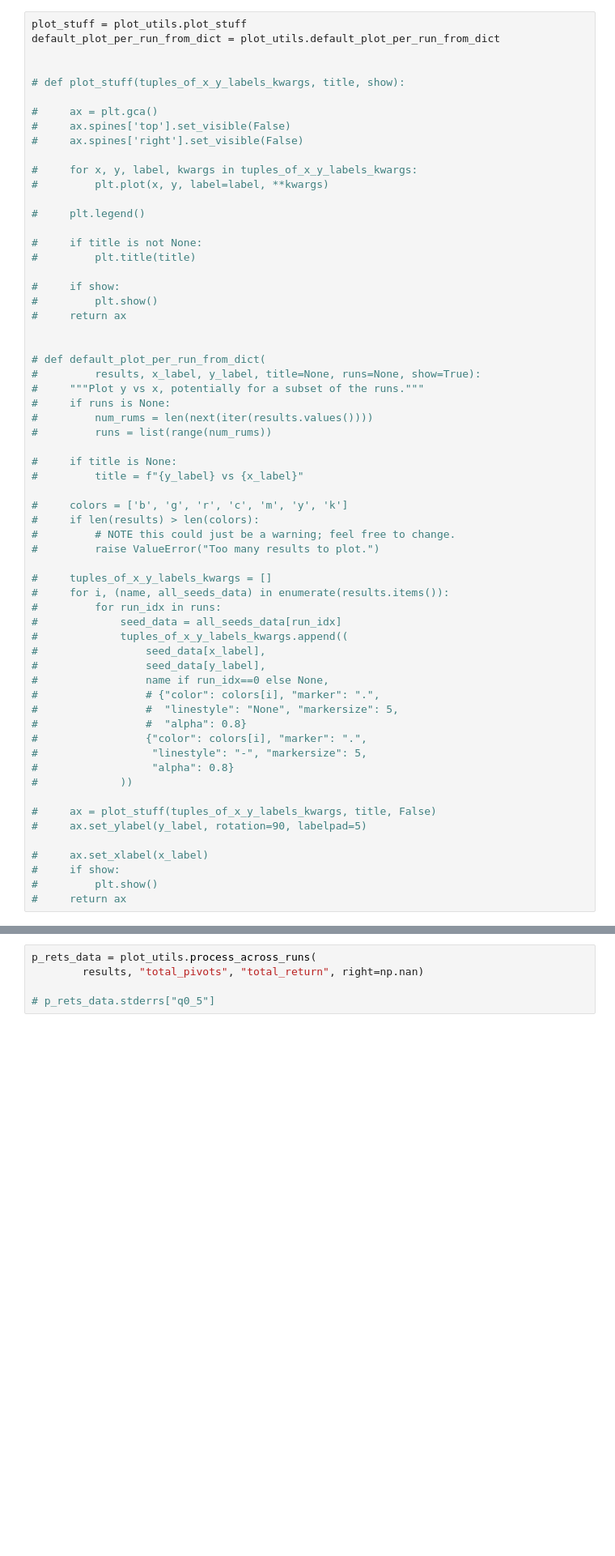
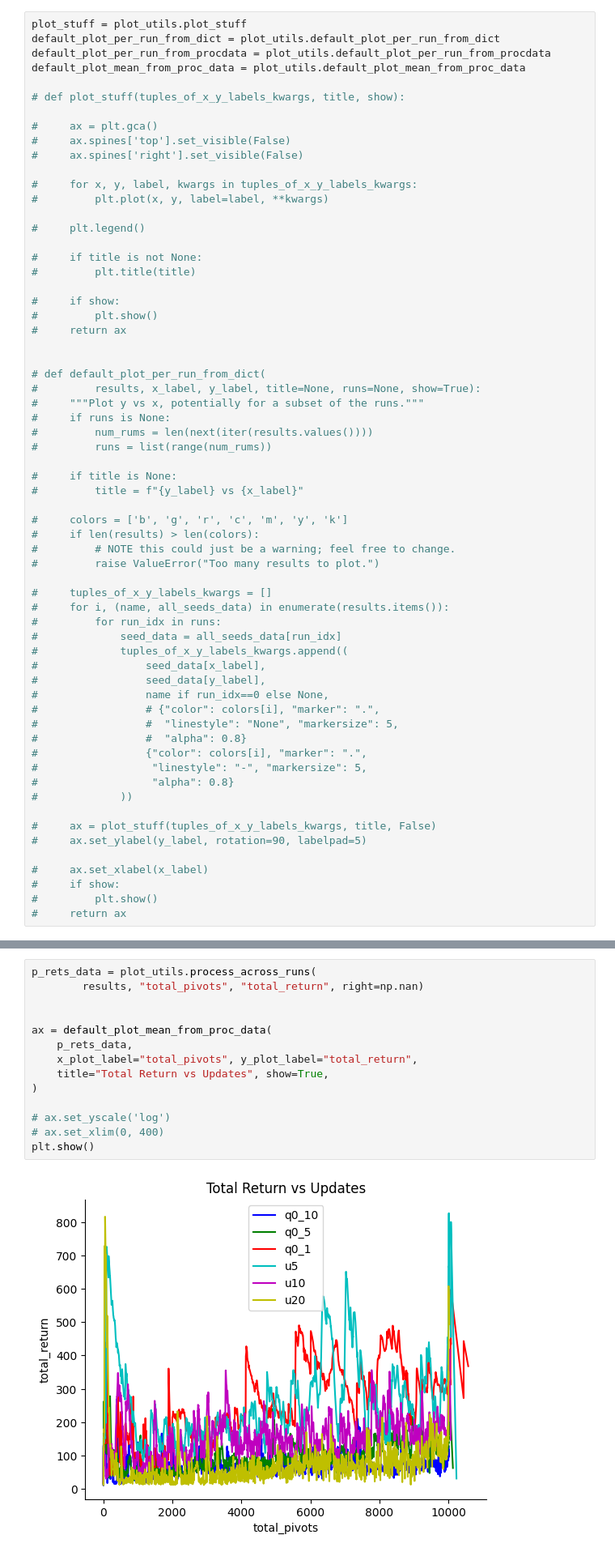
Before and after one commit to aa14k/adaptive_time, a Jupyter notebook: code/adaptive_time/notebooks/plot_control_results.ipynb, the cells around one changed output, grey strips where cells are left out. Shown at 81% size. Drawn from its saved outputs; the diff is of its cells as text; blank space fills up the shorter version.

```diff
--- a/code/adaptive_time/notebooks/plot_control_results.ipynb
+++ b/code/adaptive_time/notebooks/plot_control_results.ipynb
@@ -93,7 +96,8 @@ free to overwrite these below.
 # %%
 plot_stuff = plot_utils.plot_stuff
 default_plot_per_run_from_dict = plot_utils.default_plot_per_run_from_dict
-
+default_plot_per_run_from_procdata = plot_utils.default_plot_per_run_from_procdata
+default_plot_mean_from_proc_data = plot_utils.default_plot_mean_from_proc_data
 
 # def plot_stuff(tuples_of_x_y_labels_kwargs, title, show):
 
@@ -184,5 +188,16 @@ ax = default_plot_per_run_from_dict(
 # %%
 p_rets_data = plot_utils.process_across_runs(
         results, "total_pivots", "total_return", right=np.nan)
 
-# p_rets_data.stderrs["q0_5"]
+
+ax = default_plot_mean_from_proc_data(
+    p_rets_data,
+    x_plot_label="total_pivots", y_plot_label="total_return",
+    title="Total Return vs Updates", show=True,
+)
+
+# ax.set_yscale('log')
+# ax.set_xlim(0, 400)
+plt.show()
+# %% [output]
+[figure, added]
```
Also changed, not shown: parts of 7 cells of this notebook.
